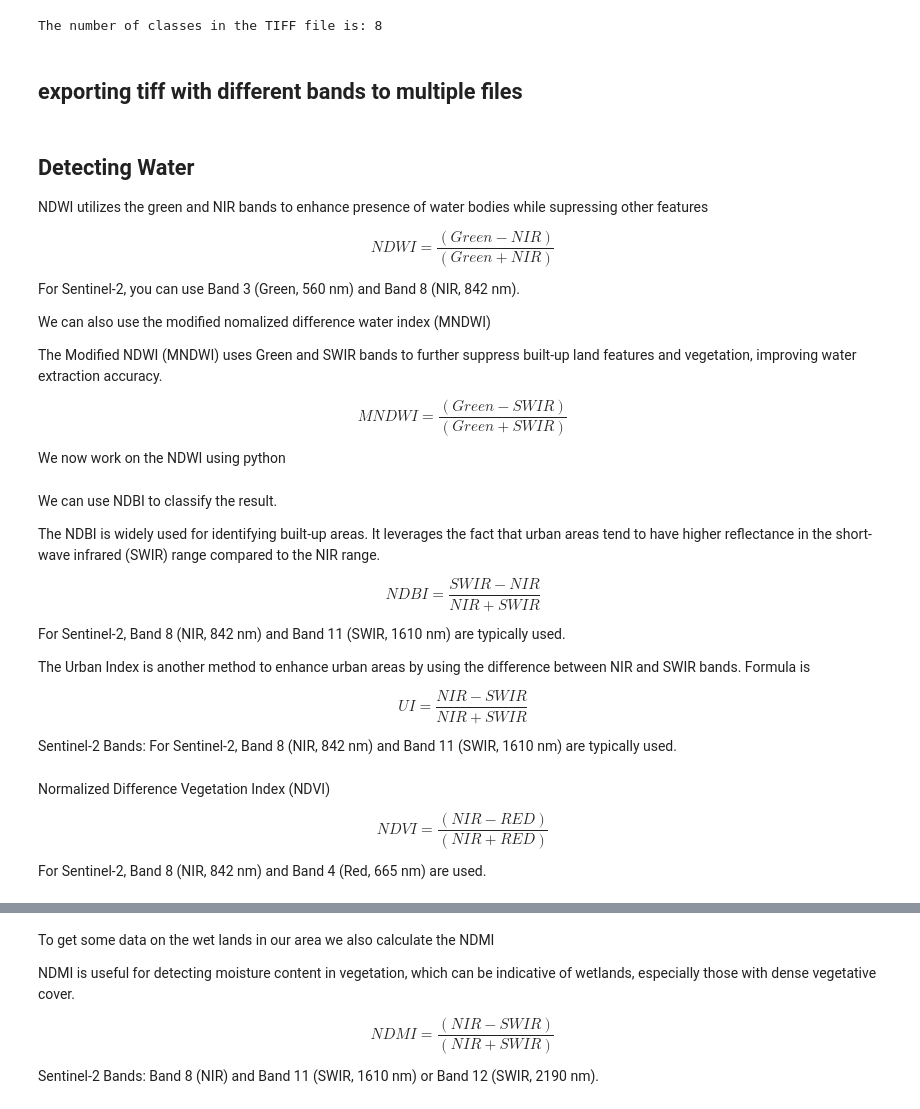
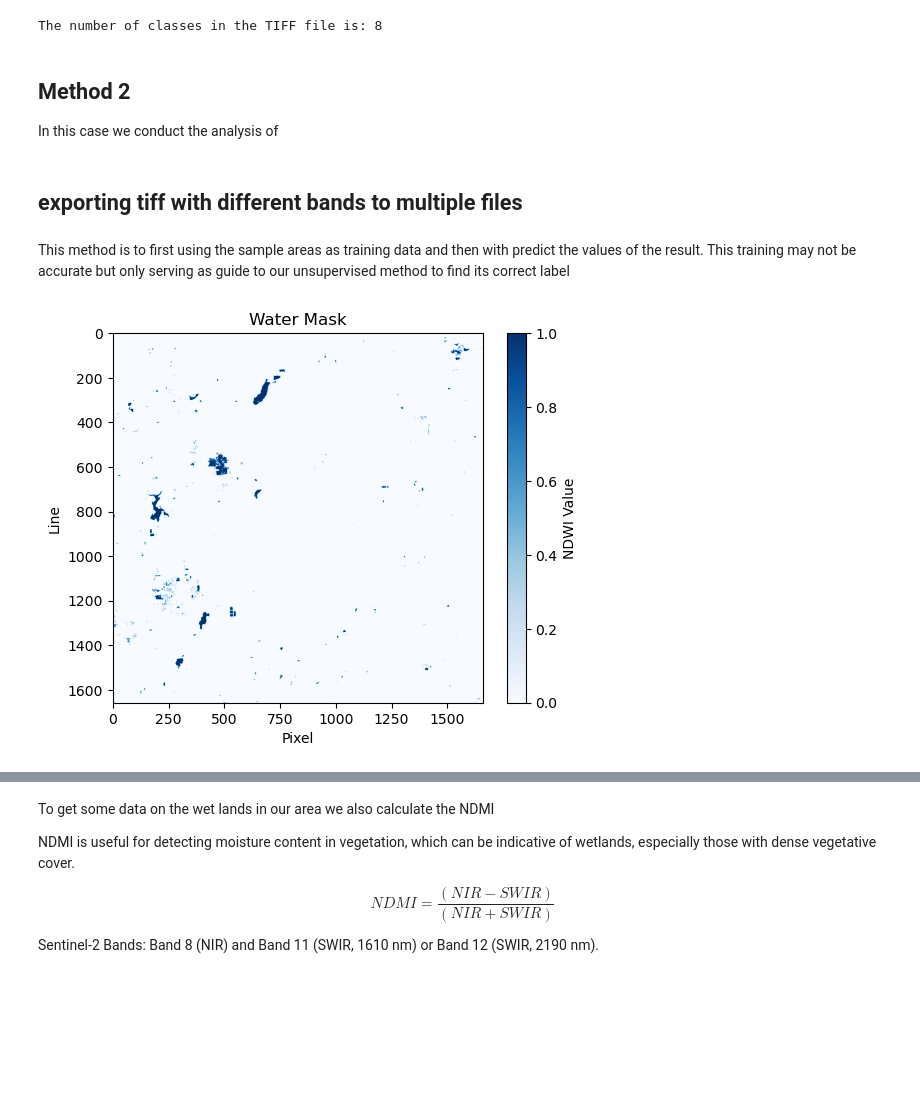
Before and after one commit to sergiozxy/Urban-Effect-Of-Water-Sediment, a Jupyter notebook: final result.ipynb, the cells around one changed output, grey strips where cells are left out. Cells and saved outputs as stored; diff of their text form; code cells hidden in the pictures; blank space fills up the shorter version.

```diff
--- a/final result.ipynb
+++ b/final result.ipynb
@@ -608,3 +1077,7 @@ with rasterio.open(r'E:\umich\result\2020_11_10_USGS_04142000_classified.tif') a
     print(f'The number of classes in the TIFF file is: {number_of_classes}')
 # %% [output]
 The number of classes in the TIFF file is: 8
+# %% [markdown]
+## Method 2
+
+In this case we conduct the analysis of
@@ -611,65 +1105,7 @@ The number of classes in the TIFF file is: 8
 # %% [markdown]
 ## exporting tiff with different bands to multiple files
-# %% [markdown]
-## Detecting Water
-
-NDWI utilizes the green and NIR bands to enhance presence of water bodies while supressing other features
-
-$$
-NDWI = \frac{(Green - NIR)}{(Green + NIR)}
-$$
-
-For Sentinel-2, you can use Band 3 (Green, 560 nm) and Band 8 (NIR, 842 nm).
-
-We can also use the modified nomalized difference water index (MNDWI)
-
-The Modified NDWI (MNDWI) uses Green and SWIR bands to further suppress built-up land features and vegetation, improving water extraction accuracy.
-
-$$
-MNDWI = \frac{(Green - SWIR)}{(Green + SWIR)}
-$$
-
-We now work on the NDWI using python
+# %% [markdown]
+This method is to first using the sample areas as training data and then with predict the values of the result. This training may not be accurate but only serving as guide to our unsupervised method to find its correct label
 # %%
-import rasterio
-from rasterio.enums import Resampling
-import numpy as np
-
-def calculate_ndwi(green_path, nir_path):
-    with rasterio.open(green_path) as green_src, rasterio.open(nir_path) as nir_src:
-        # Ensure both rasters have the same shape
-        green = green_src.read(1, out_shape=(green_src.height, green_src.width), resampling=Resampling.bilinear)
-        nir = nir_src.read(1, out_shape=(nir_src.height, nir_src.width), resampling=Resampling.bilinear)
-
-        # Calculate NDWI
-        ndwi = (green.astype(float) - nir.astype(float)) / (green + nir + 1e-10)  # Added epsilon to avoid division by zero
-
-        # Apply a threshold to identify water bodies
-        water_mask = ndwi > 0.3  # Threshold value can be adjusted based on the scene
-
-        return water_mask
-
-# Example usage
-green_band_path = 'path_to_your_green_band.tif'
-nir_band_path = 'path_to_your_nir_band.tif'
-water_mask = calculate_ndwi(green_band_path, nir_band_path)
-
-# Here, you could save `water_mask` as a new raster or visualize it using matplotlib
+# %% [output]
+[figure, added]
-# %% [markdown]
-We can use NDBI to classify the result.
-
-The NDBI is widely used for identifying built-up areas. It leverages the fact that urban areas tend to have higher reflectance in the short-wave infrared (SWIR) range compared to the NIR range.
-
-$$
-NDBI = \frac{SWIR - NIR}{NIR + SWIR}
-$$
-
-For Sentinel-2, Band 8 (NIR, 842 nm) and Band 11 (SWIR, 1610 nm) are typically used.
-
-The Urban Index is another method to enhance urban areas by using the difference between NIR and SWIR bands. Formula is
-
-$$
-UI = \frac{NIR - SWIR}{NIR + SWIR}
-$$
-
-Sentinel-2 Bands: For Sentinel-2, Band 8 (NIR, 842 nm) and Band 11 (SWIR, 1610 nm) are typically used.
@@ -697,8 +1111,0 @@ ndbi = calculate_ndbi(nir_band_path, swir_band_path)
-# %% [markdown]
-Normalized Difference Vegetation Index (NDVI)
-
-$$
-NDVI = \frac{(NIR - RED)}{(NIR + RED)}
-$$
-
-For Sentinel-2, Band 8 (NIR, 842 nm) and Band 4 (Red, 665 nm) are used.
```
Also changed, not shown: parts of 62 cells of this notebook.
